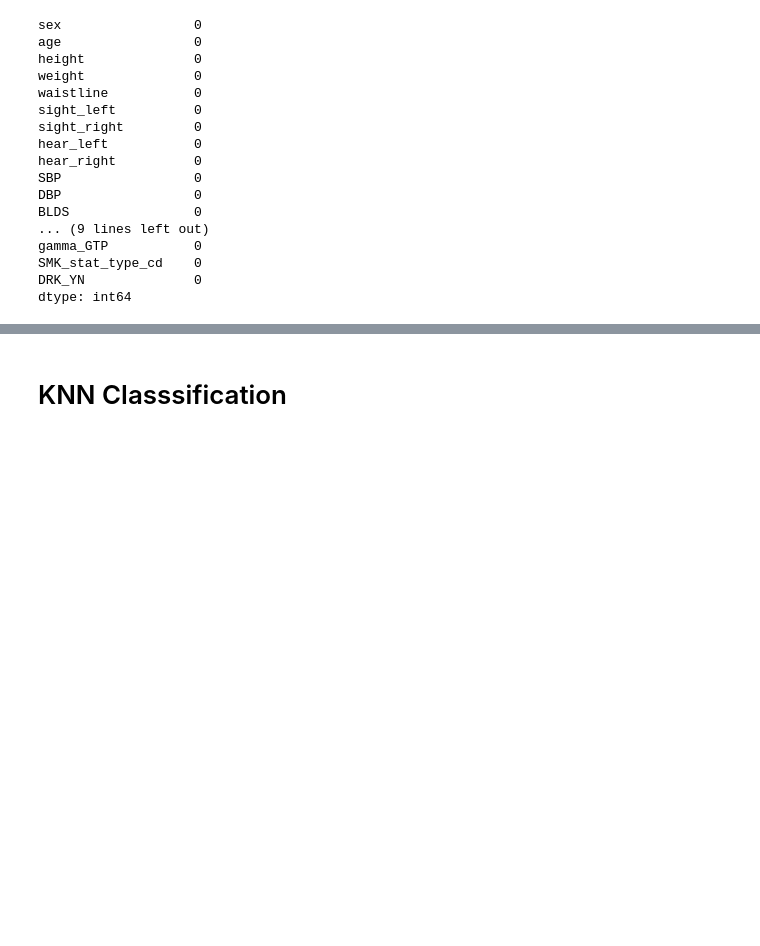
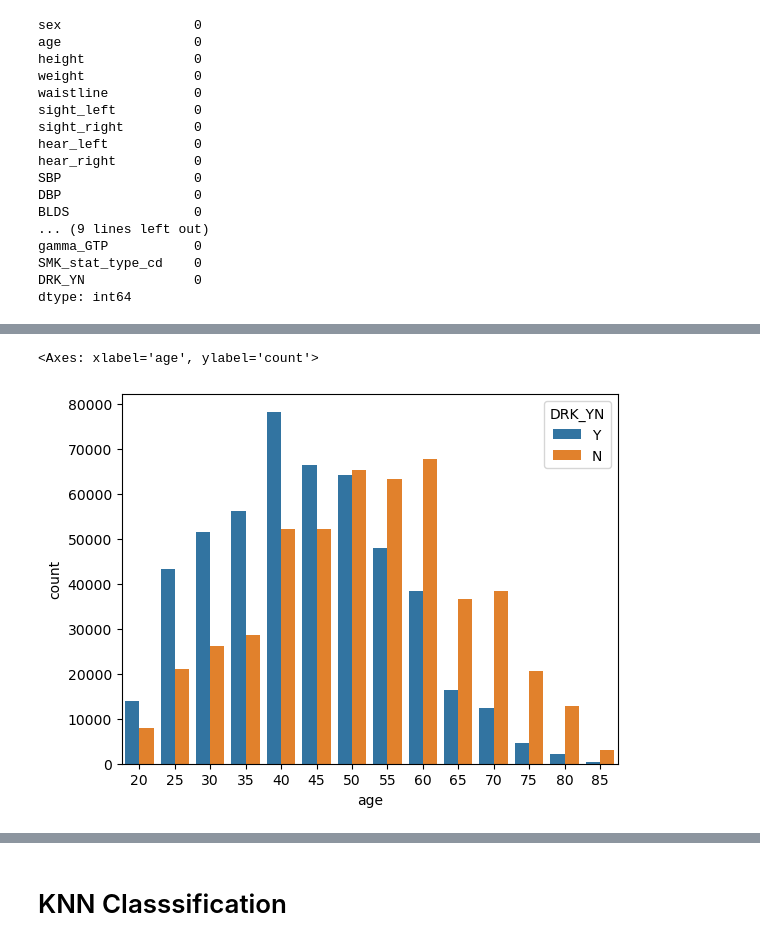
Before and after one commit to rifat3165/DataScience-and-MachineLearning, a Jupyter notebook: Assignment/Smoker_Drinker check assignment.ipynb, the cells around one changed output, grey strips where cells are left out. Cells and saved outputs as stored; diff of their text form; code cells hidden in the pictures; blank space fills up the shorter version.

```diff
--- a/Assignment/Smoker_Drinker check assignment.ipynb
+++ b/Assignment/Smoker_Drinker check assignment.ipynb
@@ -52,0 +74,5 @@ dtype: int64
+# %%
+sns.countplot(x = 'age', data=df1, hue='DRK_YN')
+# %% [output]
+<Axes: xlabel='age', ylabel='count'>
+[figure, added]
```
Also changed, not shown: parts of 71 cells of this notebook.
